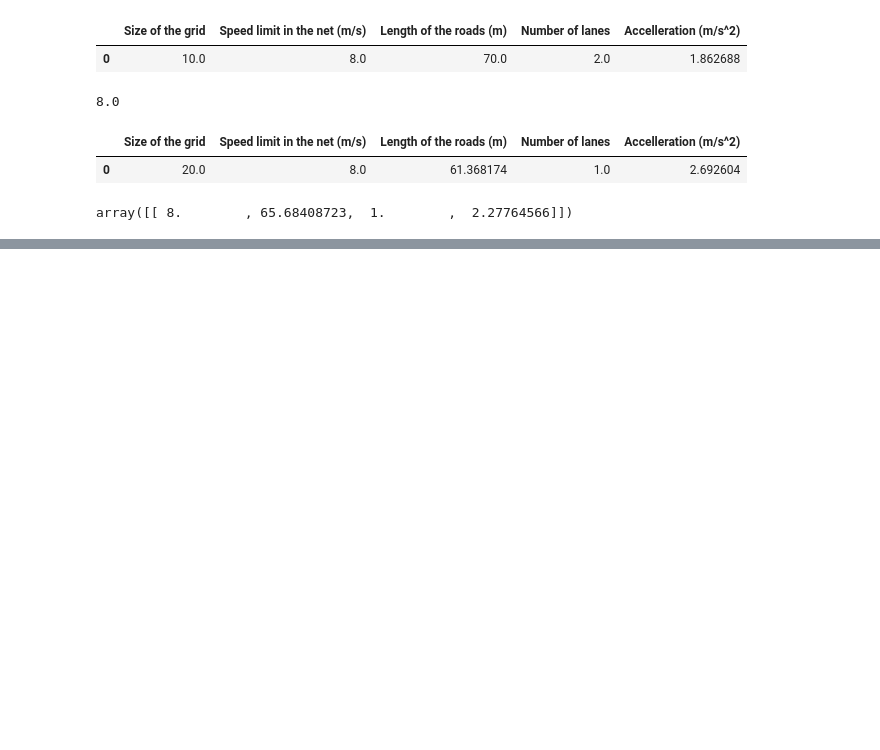
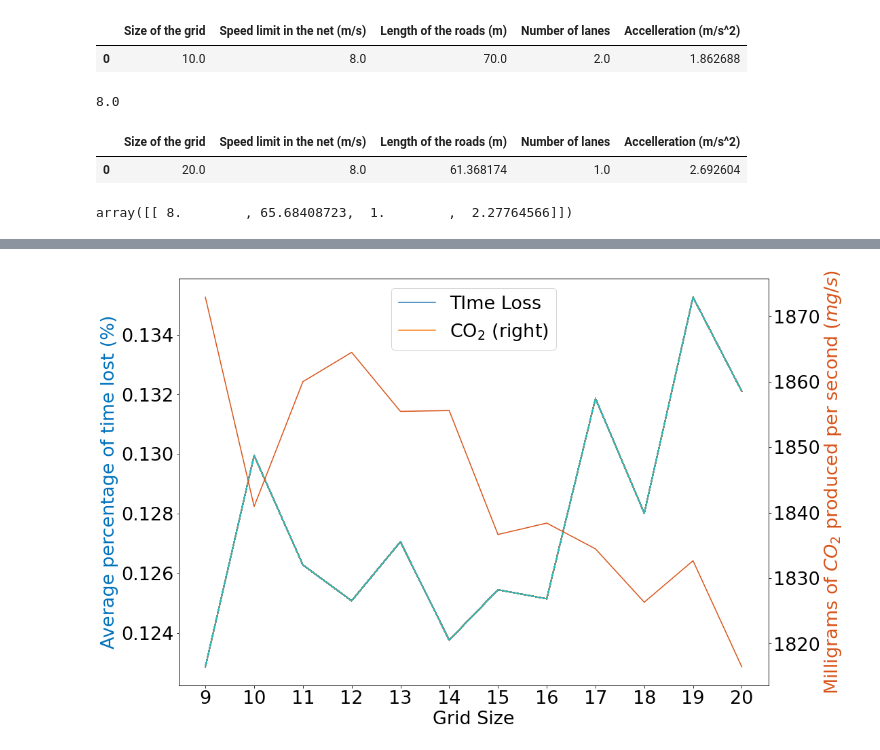
Before and after one commit to MatteoBettini/TrafficEmu, a Jupyter notebook: bayesian_optimization/emissions_timeLoss_tradeoff.ipynb, the cells around one changed output, grey strips where cells are left out. Saved outputs shown, nothing was run; the diff lists cells and outputs as text; code cells hidden in the pictures; blank space fills up the shorter version.

```diff
--- a/bayesian_optimization/emissions_timeLoss_tradeoff.ipynb
+++ b/bayesian_optimization/emissions_timeLoss_tradeoff.ipynb
@@ -7,19 +7,15 @@ import matplotlib
 import matplotlib.pyplot as plt
 %matplotlib inline
 # %%
-plt.rcParams['figure.figsize'] = (15.0, 10.0)
+plt.rcParams['figure.figsize'] = (16.0, 10.0)
 plt.rcParams['figure.facecolor'] = 'white'
-plt.rcParams['figure.subplot.bottom'] = 0.125
 plt.rcParams['figure.edgecolor'] = 'white'
 
-plt.rcParams["savefig.dpi"] = 300
-plt.rcParams["savefig.bbox"] = 'tight'
-plt.rcParams["savefig.pad_inches"] = 0.1
 
-plt.rcParams['font.size'] = 15
-plt.rcParams['axes.labelsize'] = 15
-plt.rcParams['xtick.labelsize'] = 15
-plt.rcParams['ytick.labelsize'] = 15
+plt.rcParams['font.size'] = 27
+plt.rcParams['axes.labelsize'] = 27
+plt.rcParams['xtick.labelsize'] = 27
+plt.rcParams['ytick.labelsize'] = 27
 # %%
 import pickle
 import numpy as np
@@ -164,20 +156,23 @@ for gridSize in range(9, 21):
 # %%
 fig, ax = plt.subplots()
 
 blue = [0, 0.4470, 0.7410]
 orange = [0.8500, 0.3250, 0.0980]
 
 ax.plot(np.arange(9,21,1), timeLosses)
 ax.set_ylabel('Average percentage of time lost (%)', color=blue)
 
 ax2 = ax.twinx()
 ax2.plot(np.arange(9,21,1), emissions, color=orange)
 ax2.set_ylabel('Milligrams of $CO_2$ produced per second ($mg/s$)', color=orange)
 
-ax.set_xlabel('gridSize $N_G$')
-ax.set_title('Trade-off between timeLoss and emissions in the optimal point')
-fig.legend(['timeLoss','emissions'])
+ax.set_xlabel('Grid Size')
+#ax.set_title('Trade-off between timeLoss and emissions in the optimal point')
+ax.legend(['TIme Loss','CO$_2$ (right)'], loc='upper center')
 plt.xticks(np.arange(9,21,1))
 fig.tight_layout()
 
-fig.savefig('trade-off.png')
+
+fig.savefig('bayesian_optimization/trade-off_simulator_gridSize.pdf')
+# %% [output]
+[figure, added]
```
Also changed, not shown: parts of 2 cells of this notebook, 2 other files.
